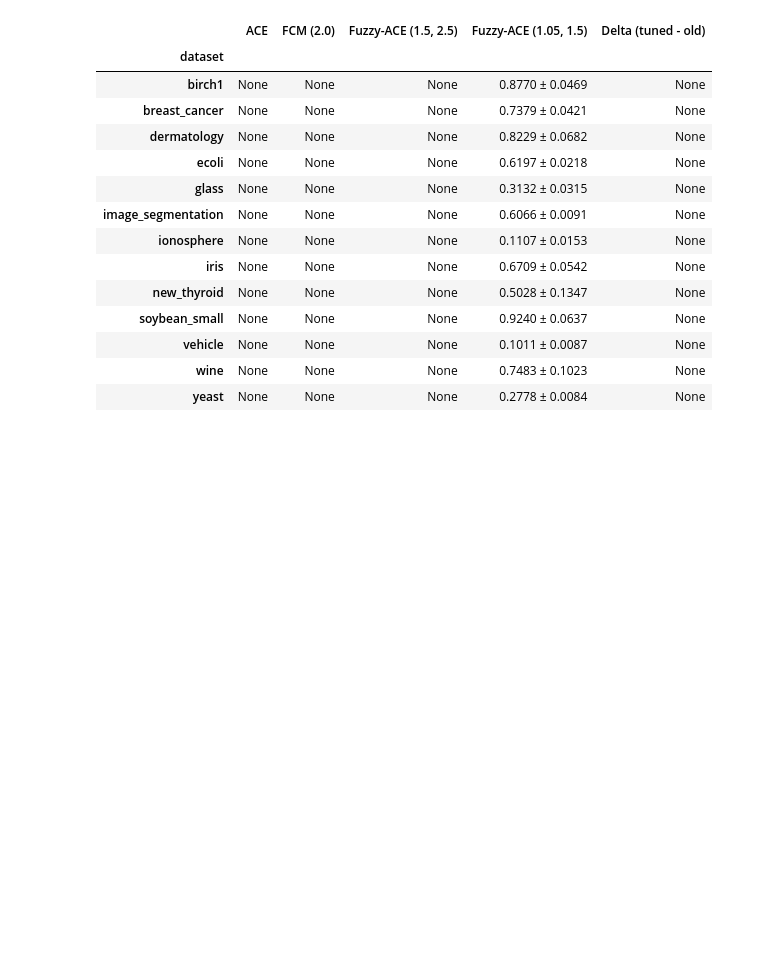
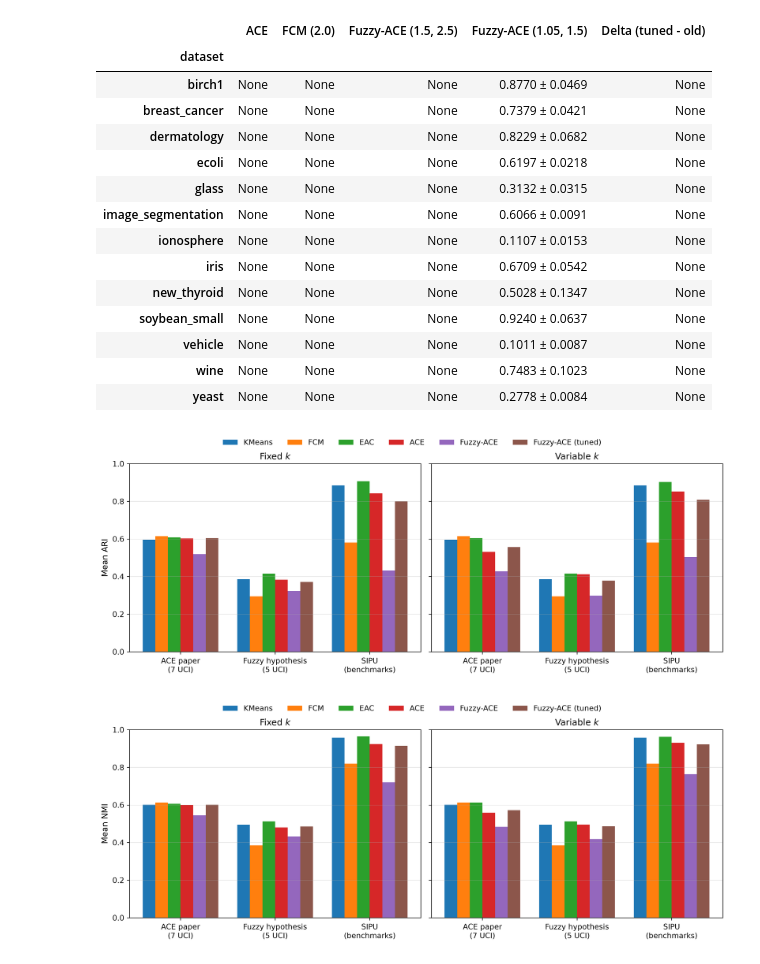
Before and after one commit to szuvarska/FuzzyAdaptiveClusteringEnsemble, a Jupyter notebook: notebooks/07_fuzzy_tuned_benchmark.ipynb, the cells around one changed output. Drawn from its saved outputs; the diff is of its cells as text; code cells hidden in the pictures; blank space fills up the shorter version.

Commit message:
refactor: merge results & new plots

```diff
--- a/notebooks/07_fuzzy_tuned_benchmark.ipynb
+++ b/notebooks/07_fuzzy_tuned_benchmark.ipynb
@@ -204,0 +255,58 @@ for setting in ("fixed", "variable"):
+# %%
+from pathlib import Path
+import numpy as np
+import pandas as pd
+import matplotlib.pyplot as plt
+from IPython.display import Image, display
+from src.datasets import ACE_PAPER_DATASETS, FUZZY_HYPOTHESIS_DATASETS, SIPU_DATASETS
+
+ROOT = Path.cwd().parent if Path.cwd().name == "notebooks" else Path.cwd()
+EXP_DIR = ROOT / "results" / "full_merged"   # or ROOT / "results" / "full"
+
+df = pd.read_csv(EXP_DIR / "raw_results.csv")
+ok = df[df["status"] == "ok"].copy()
+
+def map_group(ds):
+    if ds in ACE_PAPER_DATASETS:
+        return "ACE paper\n(7 UCI)"
+    if ds in FUZZY_HYPOTHESIS_DATASETS:
+        return "Fuzzy hypothesis\n(5 UCI)"
+    return "SIPU\n(benchmarks)"
+
+ok["group"] = ok["dataset"].map(map_group)
+groups = ["ACE paper\n(7 UCI)", "Fuzzy hypothesis\n(5 UCI)", "SIPU\n(benchmarks)"]
+order = ["KMeans", "FCM", "EAC", "ACE", "Fuzzy-ACE", "Fuzzy-ACE (tuned)"]
+methods = [m for m in order if m in ok["method"].unique()]
+
+x = np.arange(len(groups))
+width = 0.8 / len(methods)
+
+for metric in ("ari", "nmi"):
+    per_ds = ok.groupby(["setting", "group", "dataset", "method"])[metric].mean().reset_index()
+    grp_avg = per_ds.groupby(["setting", "group", "method"])[metric].mean().reset_index()
+
+    fig, axes = plt.subplots(1, 2, figsize=(12, 4.5), sharey=True)
+    for ax, (setting, title) in zip(axes, [("fixed", "Fixed $k$"), ("variable", "Variable $k$")]):
+        sub = grp_avg[grp_avg["setting"] == setting]
+        for i, m in enumerate(methods):
+            vals = [sub[(sub["group"] == g) & (sub["method"] == m)][metric].values[0] for g in groups]
+            offset = (i - (len(methods) - 1) / 2) * width
+            ax.bar(x + offset, vals, width=width, label=m)
+        ax.set_title(title, fontsize=12)
+        ax.set_xticks(x)
+        ax.set_xticklabels(groups, fontsize=10)
+        ax.set_ylim(0, 1.0)
+        ax.grid(axis="y", alpha=0.3)
+
+    axes[0].set_ylabel(f"Mean {metric.upper()}", fontsize=11)
+    handles, labels = axes[0].get_legend_handles_labels()
+    fig.legend(handles, labels, loc="upper center", ncol=len(methods), bbox_to_anchor=(0.5, 1.05), frameon=False)
+    fig.tight_layout()
+
+    out_path = EXP_DIR / f"{metric}_by_group.png"
+    fig.savefig(out_path, dpi=300, bbox_inches="tight")
+    plt.close(fig)
+    display(Image(filename=str(out_path)))
+# %% [output]
+[figure, added]
+[figure, added]
```
Also changed, not shown: parts of 2 cells of this notebook, 57 other files.
